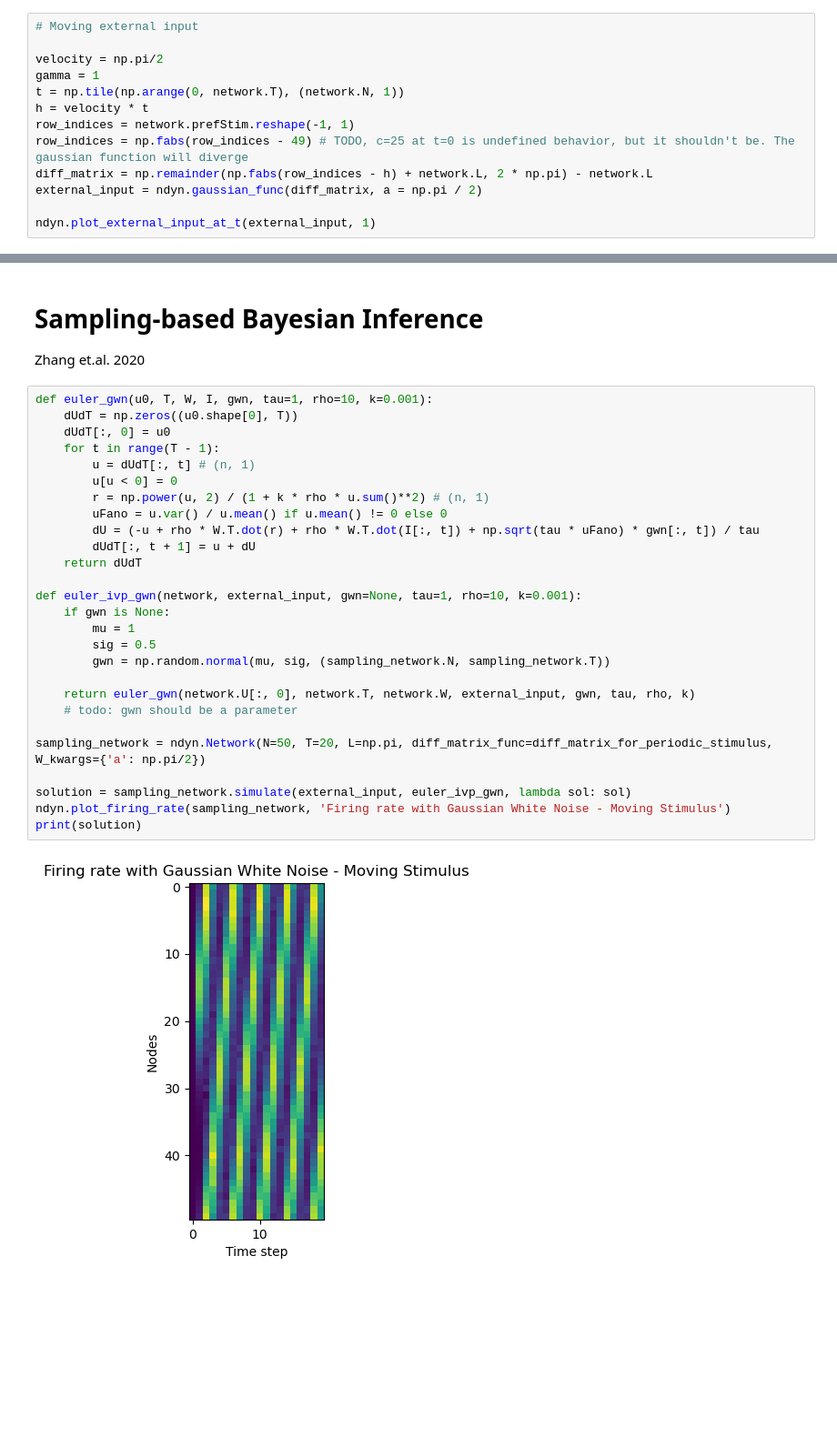
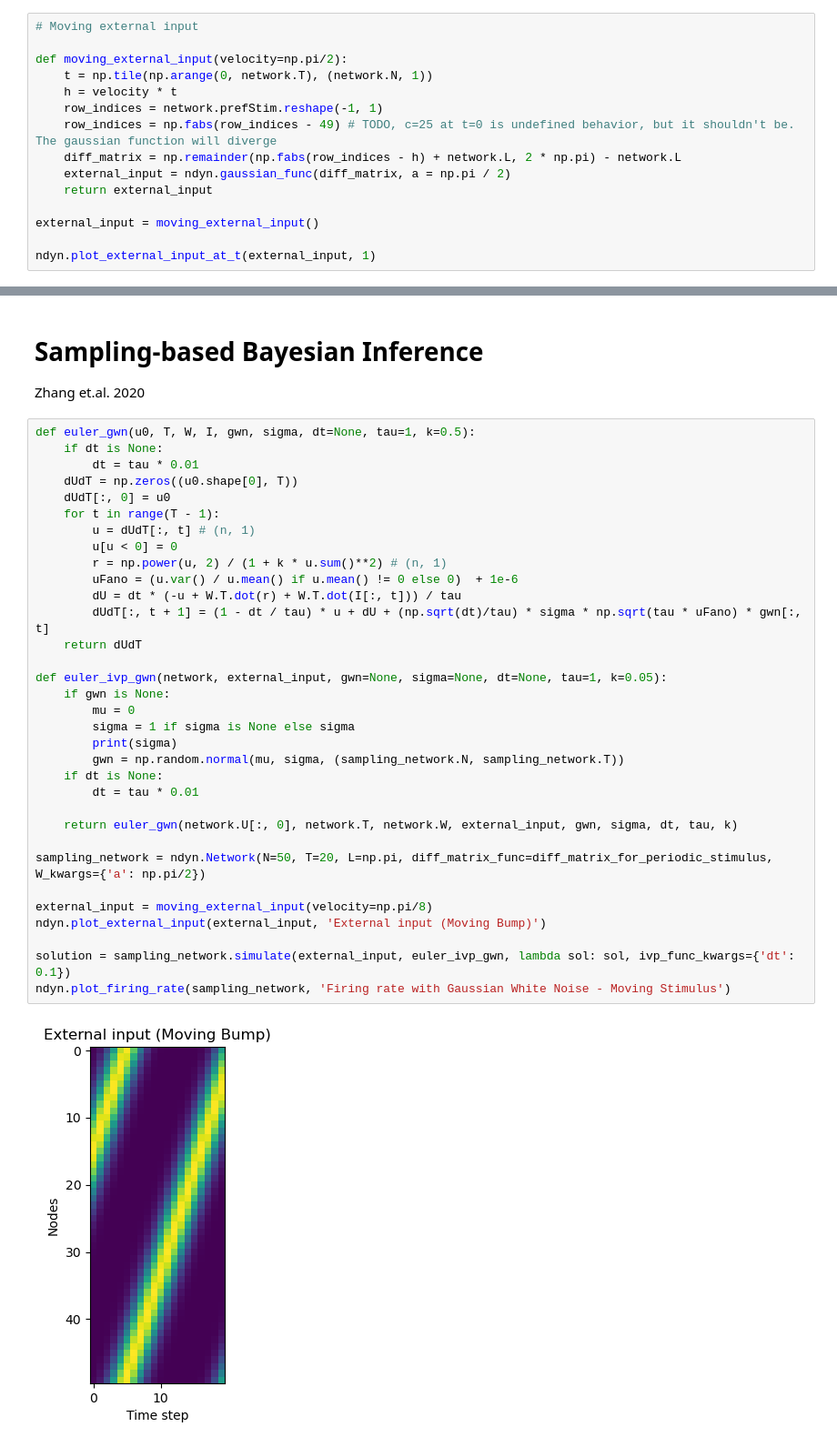
Before and after one commit to michealrm/Trappenberg_CAAN, a Jupyter notebook: cann_simulation.ipynb, the cells around one changed output, grey strips where cells are left out. Shown: that part at 91% size. Saved outputs shown, nothing was run; the diff lists cells and outputs as text; blank space fills up the shorter version.

Commit message:
fix some of the maths and adjusted dt and noise. plots look good now

```diff
--- a/cann_simulation.ipynb
+++ b/cann_simulation.ipynb
@@ -135,14 +135,16 @@ The network which is not adjusted for the periodic condition (line attractor) on
 # %%
 # Moving external input
 
-velocity = np.pi/2
-gamma = 1
-t = np.tile(np.arange(0, network.T), (network.N, 1))
-h = velocity * t
-row_indices = network.prefStim.reshape(-1, 1)
-row_indices = np.fabs(row_indices - 49) # TODO, c=25 at t=0 is undefined behavior, but it shouldn't be. The gaussian function will diverge
-diff_matrix = np.remainder(np.fabs(row_indices - h) + network.L, 2 * np.pi) - network.L
-external_input = ndyn.gaussian_func(diff_matrix, a = np.pi / 2)
+def moving_external_input(velocity=np.pi/2):
+    t = np.tile(np.arange(0, network.T), (network.N, 1))
+    h = velocity * t
+    row_indices = network.prefStim.reshape(-1, 1)
+    row_indices = np.fabs(row_indices - 49) # TODO, c=25 at t=0 is undefined behavior, but it shouldn't be. The gaussian function will diverge
+    diff_matrix = np.remainder(np.fabs(row_indices - h) + network.L, 2 * np.pi) - network.L
+    external_input = ndyn.gaussian_func(diff_matrix, a = np.pi / 2)
+    return external_input
+
+external_input = moving_external_input()
 
 ndyn.plot_external_input_at_t(external_input, 1)
 # %% [output]
@@ -156,31 +158,37 @@ ndyn.plot_firing_rate(network)
 # Sampling-based Bayesian Inference
 Zhang et.al. 2020
 # %%
-def euler_gwn(u0, T, W, I, gwn, tau=1, rho=10, k=0.001):
+def euler_gwn(u0, T, W, I, gwn, sigma, dt=None, tau=1, k=0.5):
+    if dt is None:
+        dt = tau * 0.01
     dUdT = np.zeros((u0.shape[0], T))
     dUdT[:, 0] = u0
     for t in range(T - 1):
         u = dUdT[:, t] # (n, 1)
         u[u < 0] = 0
-        r = np.power(u, 2) / (1 + k * rho * u.sum()**2) # (n, 1)
-        uFano = u.var() / u.mean() if u.mean() != 0 else 0
-        dU = (-u + rho * W.T.dot(r) + rho * W.T.dot(I[:, t]) + np.sqrt(tau * uFano) * gwn[:, t]) / tau
-        dUdT[:, t + 1] = u + dU
+        r = np.power(u, 2) / (1 + k * u.sum()**2) # (n, 1)
+        uFano = (u.var() / u.mean() if u.mean() != 0 else 0)  + 1e-6
+        dU = dt * (-u + W.T.dot(r) + W.T.dot(I[:, t])) / tau
+        dUdT[:, t + 1] = (1 - dt / tau) * u + dU + (np.sqrt(dt)/tau) * sigma * np.sqrt(tau * uFano) * gwn[:, t]
     return dUdT
 
-def euler_ivp_gwn(network, external_input, gwn=None, tau=1, rho=10, k=0.001):
+def euler_ivp_gwn(network, external_input, gwn=None, sigma=None, dt=None, tau=1, k=0.05):
     if gwn is None:
-        mu = 1
-        sig = 0.5
-        gwn = np.random.normal(mu, sig, (sampling_network.N, sampling_network.T))
+        mu = 0
+        sigma = 1 if sigma is None else sigma
+        print(sigma)
+        gwn = np.random.normal(mu, sigma, (sampling_network.N, sampling_network.T))
+    if dt is None:
+        dt = tau * 0.01
 
-    return euler_gwn(network.U[:, 0], network.T, network.W, external_input, gwn, tau, rho, k)
-    # todo: gwn should be a parameter
+    return euler_gwn(network.U[:, 0], network.T, network.W, external_input, gwn, sigma, dt, tau, k)
 
 sampling_network = ndyn.Network(N=50, T=20, L=np.pi, diff_matrix_func=diff_matrix_for_periodic_stimulus, W_kwargs={'a': np.pi/2})
 
-solution = sampling_network.simulate(external_input, euler_ivp_gwn, lambda sol: sol)
+external_input = moving_external_input(velocity=np.pi/8)
+ndyn.plot_external_input(external_input, 'External input (Moving Bump)')
+
+solution = sampling_network.simulate(external_input, euler_ivp_gwn, lambda sol: sol, ivp_func_kwargs={'dt': 0.1})
 ndyn.plot_firing_rate(sampling_network, 'Firing rate with Gaussian White Noise - Moving Stimulus')
-print(solution)
 # %% [output]
-[figure, old version]
+[figure, new version]
```
Also changed, not shown: parts of 4 cells of this notebook, 1 other file.
